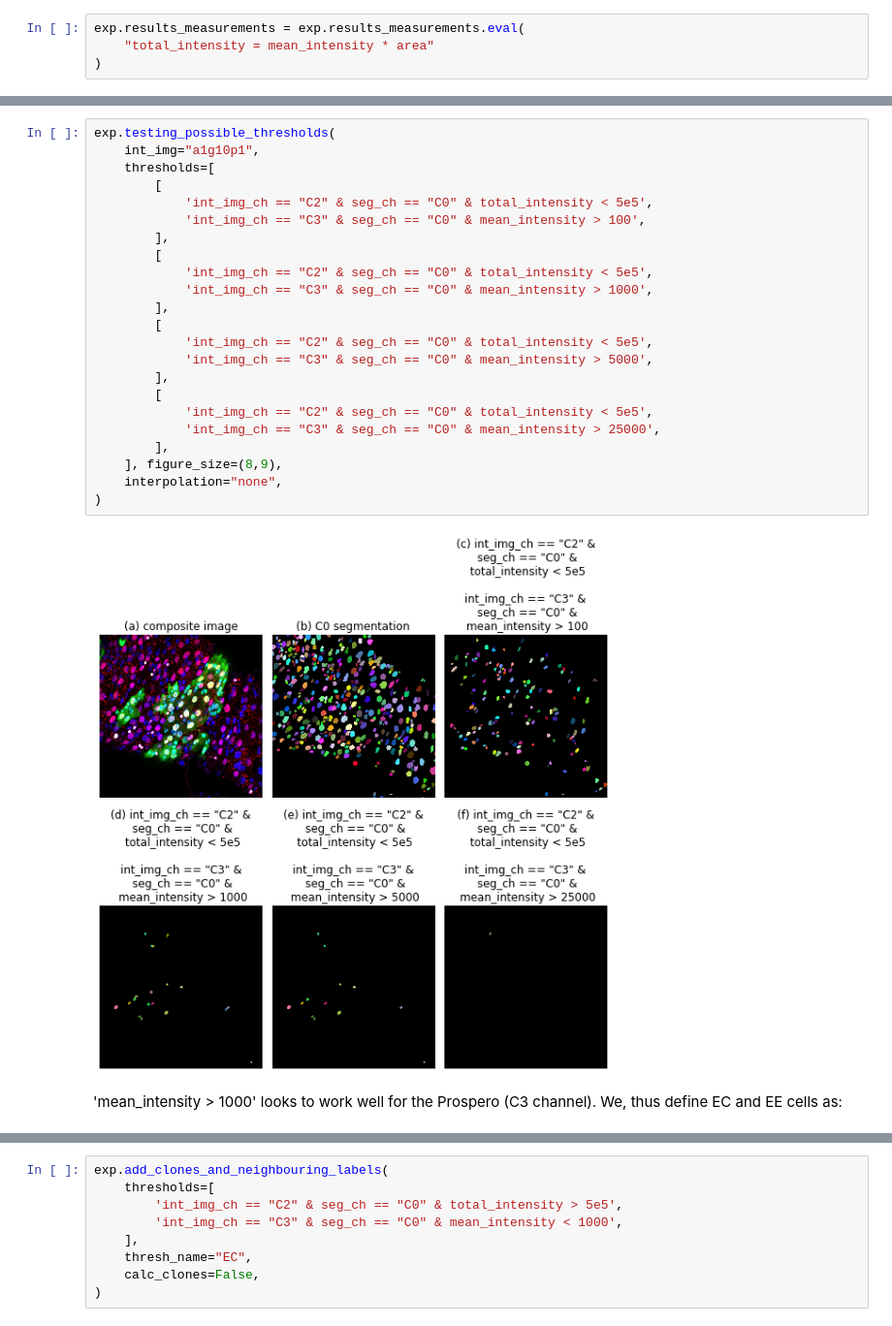
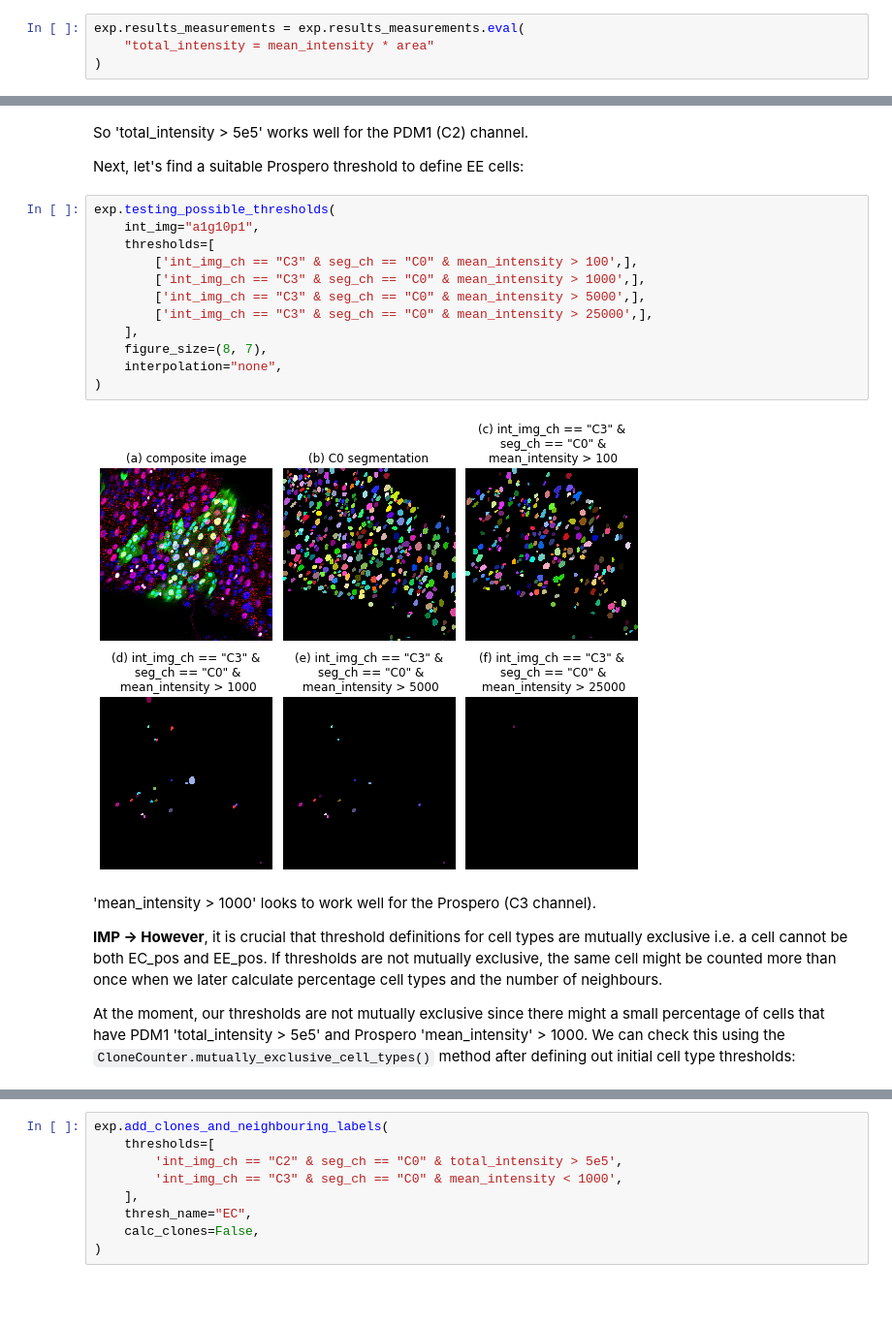
Before and after one commit to morriso1/clonedetective, a Jupyter notebook: 03_Tutorial_Walkthrough.ipynb, the cells around one changed output, grey strips where cells are left out. Shown at 97% size. Saved outputs shown, nothing was run; the diff lists cells and outputs as text; blank space fills up the shorter version.

Commit message:
updated walkthrough to use stricter cell type logic

```diff
--- a/03_Tutorial_Walkthrough.ipynb
+++ b/03_Tutorial_Walkthrough.ipynb
@@ -483,27 +478,24 @@ We identify a Prospero threshold using `CloneCounter.testing_possible_thresholds
-# %%
-exp.testing_possible_thresholds(
-    int_img="a1g10p1",
-    thresholds=[
-        [
-            'int_img_ch == "C2" & seg_ch == "C0" & total_intensity < 5e5',
-            'int_img_ch == "C3" & seg_ch == "C0" & mean_intensity > 100',
-        ],
-        [
-            'int_img_ch == "C2" & seg_ch == "C0" & total_intensity < 5e5',
-            'int_img_ch == "C3" & seg_ch == "C0" & mean_intensity > 1000',
-        ],
-        [
-            'int_img_ch == "C2" & seg_ch == "C0" & total_intensity < 5e5',
-            'int_img_ch == "C3" & seg_ch == "C0" & mean_intensity > 5000',
-        ],
-        [
-            'int_img_ch == "C2" & seg_ch == "C0" & total_intensity < 5e5',
-            'int_img_ch == "C3" & seg_ch == "C0" & mean_intensity > 25000',
-        ],
-    ], figure_size=(8,9),
-    interpolation="none",
-)
-# %% [output]
-[figure, removed]
-# %% [markdown]
-'mean_intensity > 1000' looks to work well for the Prospero (C3 channel). We, thus define EC and EE cells as:
+# %% [markdown]
+So 'total_intensity > 5e5' works well for the PDM1 (C2) channel.
+
+Next, let's find a suitable Prospero threshold to define EE cells:
+# %%
+exp.testing_possible_thresholds(
+    int_img="a1g10p1",
+    thresholds=[
+        ['int_img_ch == "C3" & seg_ch == "C0" & mean_intensity > 100',],
+        ['int_img_ch == "C3" & seg_ch == "C0" & mean_intensity > 1000',],
+        ['int_img_ch == "C3" & seg_ch == "C0" & mean_intensity > 5000',],
+        ['int_img_ch == "C3" & seg_ch == "C0" & mean_intensity > 25000',],
+    ],
+    figure_size=(8, 7),
+    interpolation="none",
+)
+# %% [output]
+[figure, added]
+# %% [markdown]
+'mean_intensity > 1000' looks to work well for the Prospero (C3 channel).
+
+**IMP -> However**, it is crucial that threshold definitions for cell types are mutually exclusive i.e. a cell cannot be both EC_pos and EE_pos. If thresholds are not mutually exclusive, the same cell might be counted more than once when we later calculate percentage cell types and the number of neighbours.
+
+At the moment, our thresholds are not mutually exclusive since there might a small percentage of cells that have PDM1 'total_intensity > 5e5' and Prospero 'mean_intensity' > 1000. We can check this using the `CloneCounter.mutually_exclusive_cell_types()` method after defining out initial cell type thresholds:
```
Also changed, not shown: parts of 27 cells of this notebook, 11 other files.
